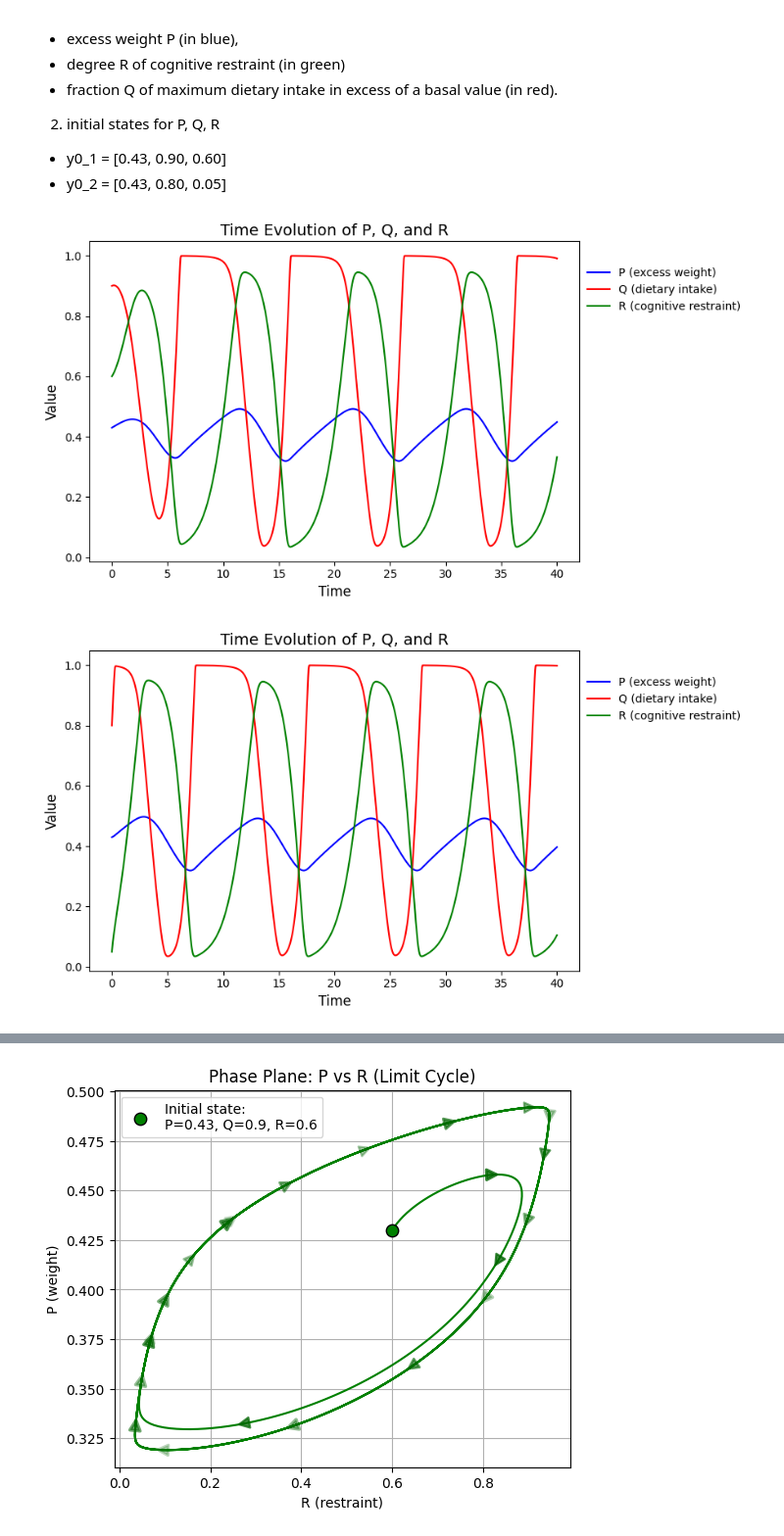
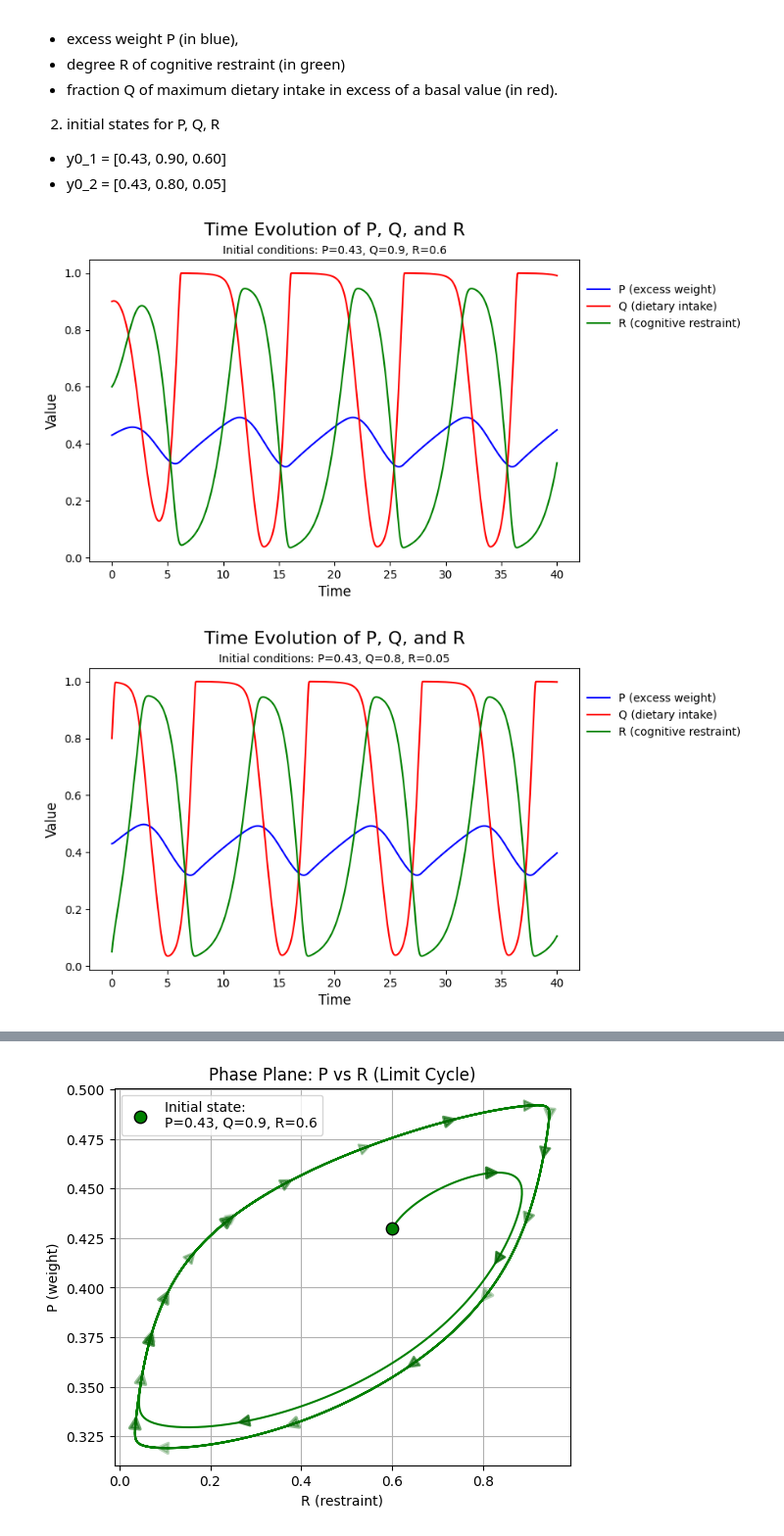
Before and after one commit to JingwenLuo7/ComplexSystem, a Jupyter notebook: Project_BlockII/PQR_model.ipynb, the cells around one changed output, grey strips where cells are left out. Shown: that part at 98% size. Drawn from its saved outputs; the diff is of its cells as text; code cells hidden in the pictures.

Commit message:
Update figure 4

```diff
--- a/Project_BlockII/PQR_model.ipynb
+++ b/Project_BlockII/PQR_model.ipynb
@@ -26,3 +27,20 @@ def model_PQR(t, y, params):
 a, b = 0.1, 0.1
 V1, V2, V3, V4 = 1.0, 1.5, 6.0, 2.5
 K, K1, K2, K3, K4 = 0.2, 0.01, 0.01, 0.01, 0.01
+# %%
+from google.colab import drive
+import os
+
+drive.mount('/content/drive')
+save_directory = '/content/drive/My Drive/Colab_Figures/Project_CS/'
+
+os.makedirs(save_directory, exist_ok=True)
+
+full_path_figure2 = os.path.join(save_directory, 'figure2_bifurcation.jpg')
+full_path_figure3a_y01 = os.path.join(save_directory, 'figure3a_time_evolution_y0_1')
+full_path_figure3a_y02 = os.path.join(save_directory, 'figure3a_time_evolution_y0_2.jpg')
+full_path_figure3b_y01 = os.path.join(save_directory, 'figure3b_phase_plane_y0_1.jpg')
+full_path_figure3b_y02 = os.path.join(save_directory, 'figure3b_phase_plane_y0_2.jpg')
+full_path_figure4 = os.path.join(save_directory, 'figure4_oscillations_v4.jpg')
+full_path_figure5 = os.path.join(save_directory, 'figure5_oscillation_paras_ratio.jpg')
+full_path_figure6 = os.path.join(save_directory, 'figure6_sustained_oscillations.jpg')
@@ -128,10 +149,10 @@ Figure 3A.
   - y0_1 = [0.43, 0.90, 0.60]
   - y0_2 = [0.43, 0.80, 0.05]
 # %%
-def plot_timeEvo(P,Q,R,t):
+def plot_timeEvo(P,Q,R,t,path):
   fig, ax = plt.subplots(figsize=(8, 5))
 
-  # curves for R, Q, R
+  # curves for P, Q, R
   ax.plot(t, P, color='blue', linestyle='-')
   ax.plot(t, Q, color='red', linestyle='-')
   ax.plot(t, R, color='green', linestyle='-')
@@ -139,7 +160,10 @@ def plot_timeEvo(P,Q,R,t):
   # axis label
   ax.set_xlabel('Time', fontsize=12)
   ax.set_ylabel('Value', fontsize=12)
-  ax.set_title('Time Evolution of P, Q, and R', fontsize=14)
+  ax.text(0.5, 1.08, 'Time Evolution of P, Q, and R',
+          horizontalalignment='center', transform=ax.transAxes, fontsize=16)
+  ax.text(0.5, 1.02, f'Initial conditions: P={P[0]}, Q={Q[0]}, R={R[0]}',
+          horizontalalignment='center', transform=ax.transAxes, fontsize=10)
 
   # legend
   blue_line = mlines.Line2D([], [], color='blue', label='P (excess weight)')
@@ -151,29 +175,30 @@ def plot_timeEvo(P,Q,R,t):
 
   plt.tight_layout()
   plt.subplots_adjust(right=0.85)
+  plt.savefig(path, dpi=300, bbox_inches='tight')
   plt.show()
 # %%
 # Time span and evaluation points
 t_span = (0, 40)
 t_eval = np.linspace(*t_span, 1001)
 
 # Initial conditions (two sets)
 y0_1 = [0.43, 0.90, 0.60]
 y0_2 = [0.43, 0.80, 0.05]
 
 # Integrate the ODE for both sets
 params = [a, b, V1, V2, V3, V4, K, K1, K2, K3, K4]
 sol1 = solve_ivp(model_PQR, t_span, y0_1, args=(params,), t_eval=t_eval, rtol=1e-6)
 sol2 = solve_ivp(model_PQR, t_span, y0_2, args=(params,), t_eval=t_eval, rtol=1e-6)
 
 # Extract solutions
 P1, Q1, R1 = sol1.y
 P2, Q2, R2 = sol2.y
 
 # Plot P, Q, R over time
-plot_timeEvo(P1,Q1,R1,sol1.t)
-plot_timeEvo(P2,Q2,R2,sol1.t)
+plot_timeEvo(P1,Q1,R1,sol1.t,full_path_figure3a_y01)
+plot_timeEvo(P2,Q2,R2,sol1.t,full_path_figure3a_y02)
 # %% [output]
-[figure, old version]
+[figure, new version]
-[figure, old version]
+[figure, new version]
 # %% [markdown]
```
Also changed, not shown: parts of 9 cells of this notebook.
